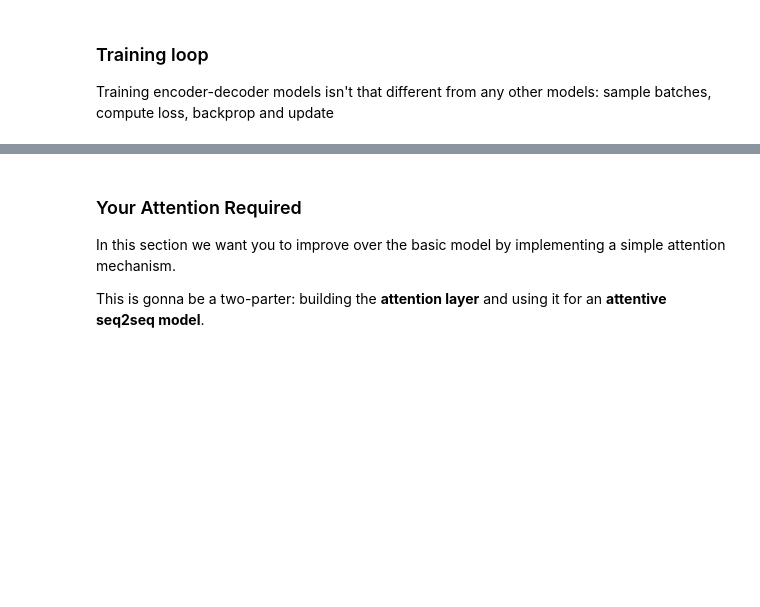
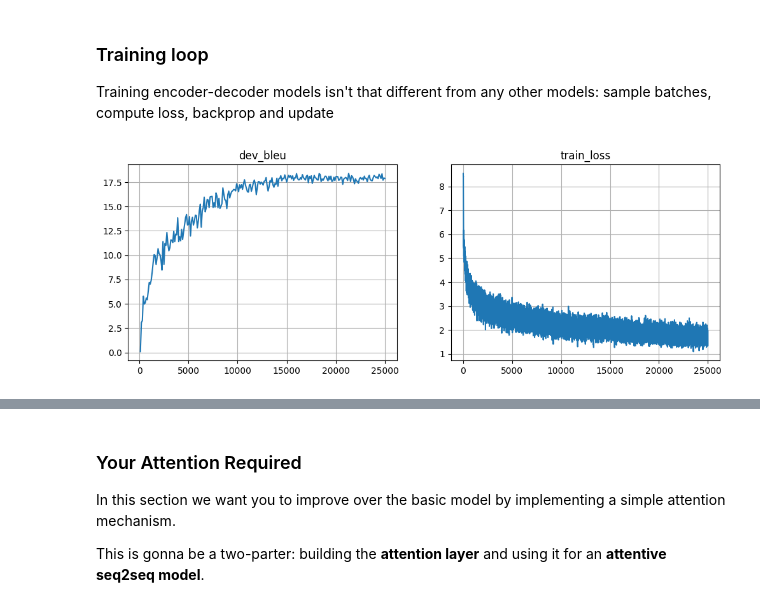
Before and after one commit to germanKoch/nlp_course, a Jupyter notebook: week04_seq2seq/practice_and_homework_pytorch.ipynb, the cells around one changed output, grey strips where cells are left out. Saved outputs shown, nothing was run; the diff lists cells and outputs as text; code cells hidden in the pictures; blank space fills up the shorter version.

Commit message:
attention training implemented

```diff
--- a/week04_seq2seq/practice_and_homework_pytorch.ipynb
+++ b/week04_seq2seq/practice_and_homework_pytorch.ipynb
@@ -359,25 +359,30 @@ batch_size = 32
 # %%
 for _ in trange(25000):
     step = len(metrics['train_loss']) + 1
     batch_ix = np.random.randint(len(train_inp), size=batch_size)
     batch_inp = inp_voc.to_matrix(train_inp[batch_ix]).to(device)
     batch_out = out_voc.to_matrix(train_out[batch_ix]).to(device)
 
-    <YOUR CODE: training step using batch_inp and batch_out>
+    opt.zero_grad()
+    loss_t = compute_loss(model, batch_inp, batch_out)
+    loss_t.backward()
+    opt.step()
 
     metrics['train_loss'].append((step, loss_t.item()))
 
     if step % 100 == 0:
         metrics['dev_bleu'].append((step, compute_bleu(model, dev_inp, dev_out)))
 
         clear_output(True)
         plt.figure(figsize=(12,4))
         for i, (name, history) in enumerate(sorted(metrics.items())):
             plt.subplot(1, len(metrics), i + 1)
             plt.title(name)
             plt.plot(*zip(*history))
             plt.grid()
         plt.show()
         print("Mean loss=%.3f" % np.mean(metrics['train_loss'][-10:], axis=0)[1], flush=True)
 
 # Note: it's okay if bleu oscillates up and down as long as it gets better on average over long term (e.g. 5k batches)
+# %% [output]
+[figure, added]
```
Also changed, not shown: parts of 7 cells of this notebook.
